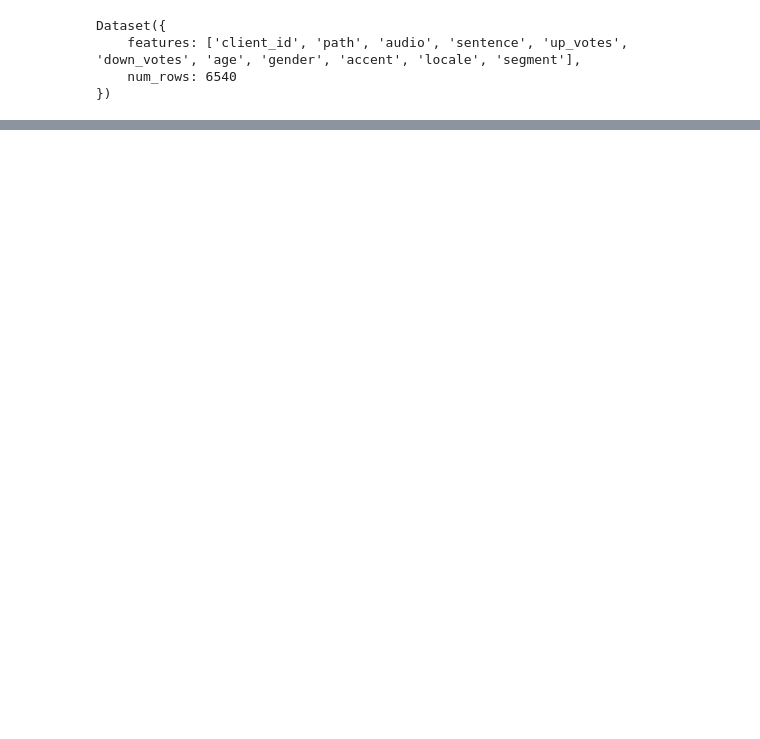
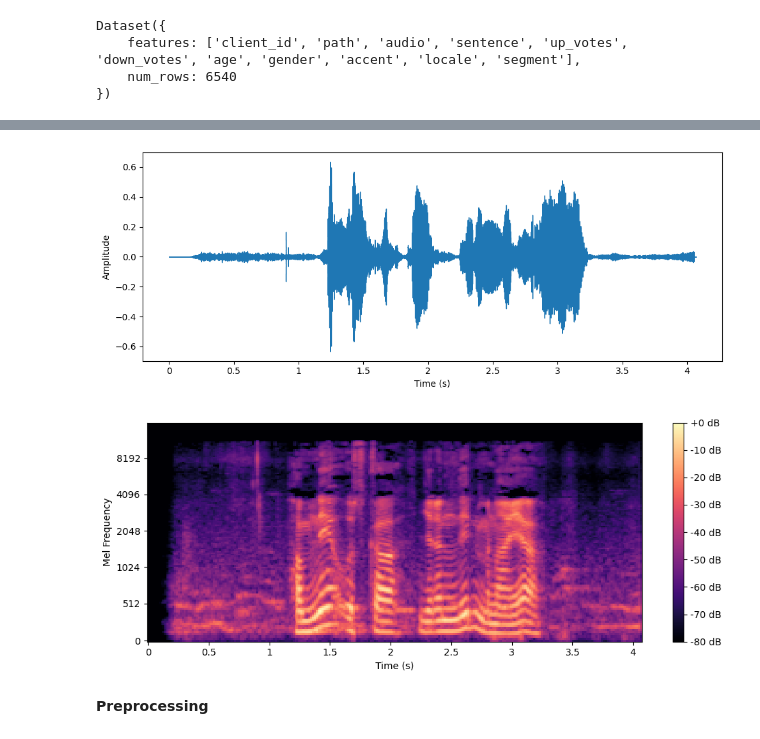
Before and after one commit to skj092/ASR_Experiment, a Jupyter notebook: sew_wavlm_w_b.ipynb, the cells around one changed output, grey strips where cells are left out. Drawn from its saved outputs; the diff is of its cells as text; code cells hidden in the pictures; blank space fills up the shorter version.

```diff
--- a/sew_wavlm_w_b.ipynb
+++ b/sew_wavlm_w_b.ipynb
@@ -39,9 +64,9 @@ VBox(children=(HTML(value='<center> <img\nsrc=https://huggingface.co/front/asset
 # %%
 from datasets import load_dataset, DatasetDict
 
+hf_token= userdata.get('hf-key')
+
 common_voice = DatasetDict()
 
-common_voice["train"] = load_dataset("mozilla-foundation/common_voice_11_0", "hi", split="train+validation", use_auth_token=True)
-common_voice["test"] = load_dataset("mozilla-foundation/common_voice_11_0", "hi", split="test", use_auth_token=True)
-
-print(common_voice)
+common_voice["train"] = load_dataset("mozilla-foundation/common_voice_11_0", "hi", split="train+validation", token=hf_token)
+common_voice["test"] = load_dataset("mozilla-foundation/common_voice_11_0", "hi", split="test", token=hf_token)
@@ -66,0 +83,7 @@ Dataset({
+# %%
+idx = np.random.randint(0, len(dataset))
+idx = 0
+import IPython.display as ipd
+audio, sr = librosa.load(dataset['path'][idx], sr=32000)
+print(dataset['sentence'][idx])
+ipd.display(ipd.Audio(audio, rate=sr))
@@ -66,0 +92,33 @@ Dataset({
+# %%
+import matplotlib.pyplot as plt
+
+
+# Load the audio file using librosa
+idx = np.random.randint(0, len(dataset))
+idx = 0
+audio, sr = librosa.load(dataset['path'][idx], sr=None)
+
+print(dataset['sentence'][idx])
+ipd.display(ipd.Audio(audio, rate=sr))
+
+# Plot the waveform
+plt.figure(figsize=(10, 4))
+librosa.display.waveshow(audio, sr=sr)
+# plt.title(f"Waveform - Audio File ID: {row['id']}")
+plt.xlabel("Time (s)")
+plt.ylabel("Amplitude")
+plt.tight_layout()
+plt.show()
+
+# Plot the log Mel spectrogram
+plt.figure(figsize=(10, 4))
+mel_spec = librosa.feature.melspectrogram(y=audio, sr=sr)
+mel_spec_db = librosa.power_to_db(mel_spec, ref=np.max)
+librosa.display.specshow(mel_spec_db, sr=sr, x_axis='time', y_axis='mel')
+plt.colorbar(format='%+2.0f dB')
+# plt.title(f"Log Mel Spectrogram - Audio File ID: {row['id']}")
+plt.xlabel("Time (s)")
+plt.ylabel("Mel Frequency")
+plt.tight_layout()
+plt.show()
+# %% [output]
@@ -66,0 +126,4 @@ Dataset({
+[figure, added]
+[figure, added]
+# %% [markdown]
+**Preprocessing**
```
Also changed, not shown: parts of 24 cells of this notebook.
